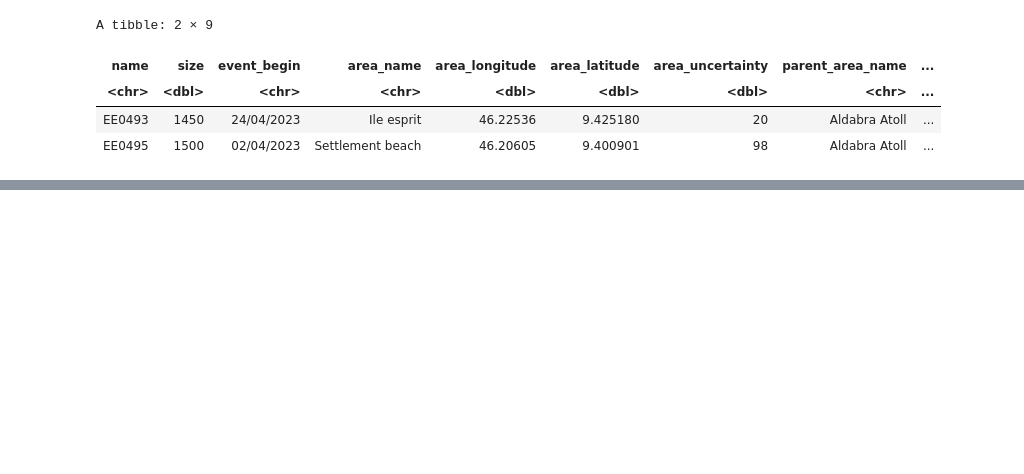
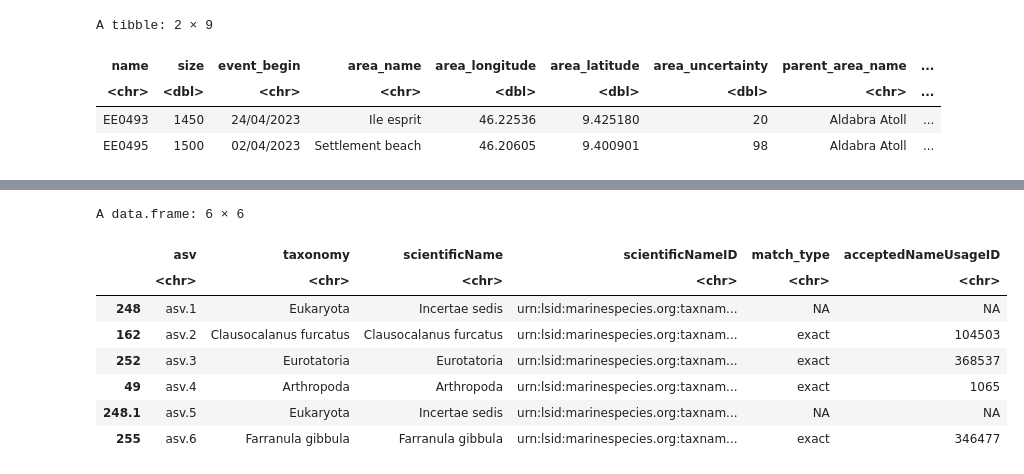
Before and after one commit to iobis/sg-12-dataset, a Jupyter notebook: scripts/pieter.ipynb, the cells around one changed output, grey strips where cells are left out. Saved outputs shown, nothing was run; the diff lists cells and outputs as text; code cells hidden in the pictures; blank space fills up the shorter version.

Commit message:
taxon matching

```diff
--- a/scripts/pieter.ipynb
+++ b/scripts/pieter.ipynb
@@ -72,0 +139,5 @@ A tibble: 2 × 9
+# %%
+taxonomy <- taxonomy %>%
+    mutate(taxonomy = stringr::str_replace(taxonomy, "_", " "))
+# %%
+matched <- obistools::match_taxa(taxonomy$taxonomy, ask = FALSE)
@@ -72,0 +146,2 @@ A tibble: 2 × 9
+# %%
+taxonomy <- bind_cols(taxonomy, matched)
@@ -72,0 +176,6 @@ A tibble: 2 × 9
+# %%
+taxonomy <- taxonomy %>%
+    mutate(
+        scientificName = case_when(taxonomy %in% c("Eukaryota", "undef Eukaryota", "") ~ "Incertae sedis", .default = scientificName),
+        scientificNameID = case_when(taxonomy %in% c("Eukaryota", "undef Eukaryota", "") ~ "urn:lsid:marinespecies.org:taxname:12", .default = scientificNameID)
+    )
@@ -72,0 +208,12 @@ A tibble: 2 × 9
+# %%
+head(taxonomy)
+# %% [output]
+A data.frame: 6 × 6
+|  | asv | taxonomy | scientificName | scientificNameID | match_type | acceptedNameUsageID |
+|  | <chr> | <chr> | <chr> | <chr> | <chr> | <chr> |
+| 248 | asv.1 | Eukaryota | Incertae sedis | urn:lsid:marinespecies.org:taxnam... | NA | NA |
+| 162 | asv.2 | Clausocalanus furcatus | Clausocalanus furcatus | urn:lsid:marinespecies.org:taxnam... | exact | 104503 |
+| 252 | asv.3 | Eurotatoria | Eurotatoria | urn:lsid:marinespecies.org:taxnam... | exact | 368537 |
+| 49 | asv.4 | Arthropoda | Arthropoda | urn:lsid:marinespecies.org:taxnam... | exact | 1065 |
+| 248.1 | asv.5 | Eukaryota | Incertae sedis | urn:lsid:marinespecies.org:taxnam... | NA | NA |
+| 255 | asv.6 | Farranula gibbula | Farranula gibbula | urn:lsid:marinespecies.org:taxnam... | exact | 346477 |
```
Also changed, not shown: parts of 15 cells of this notebook.
